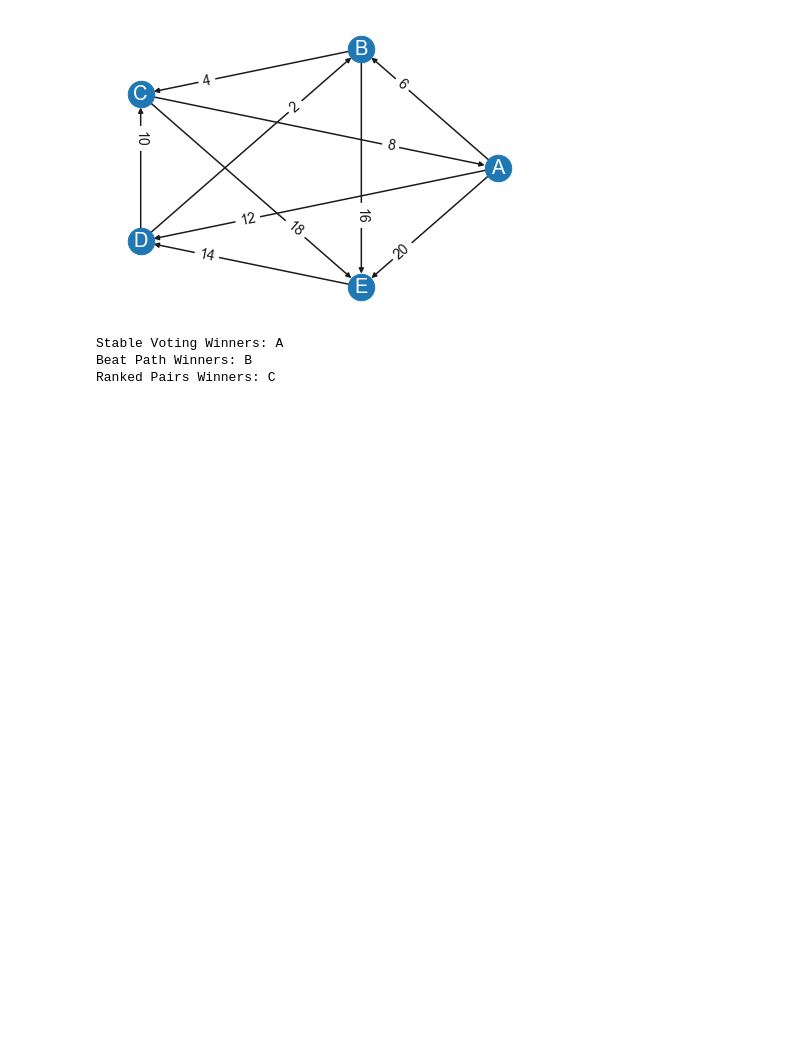
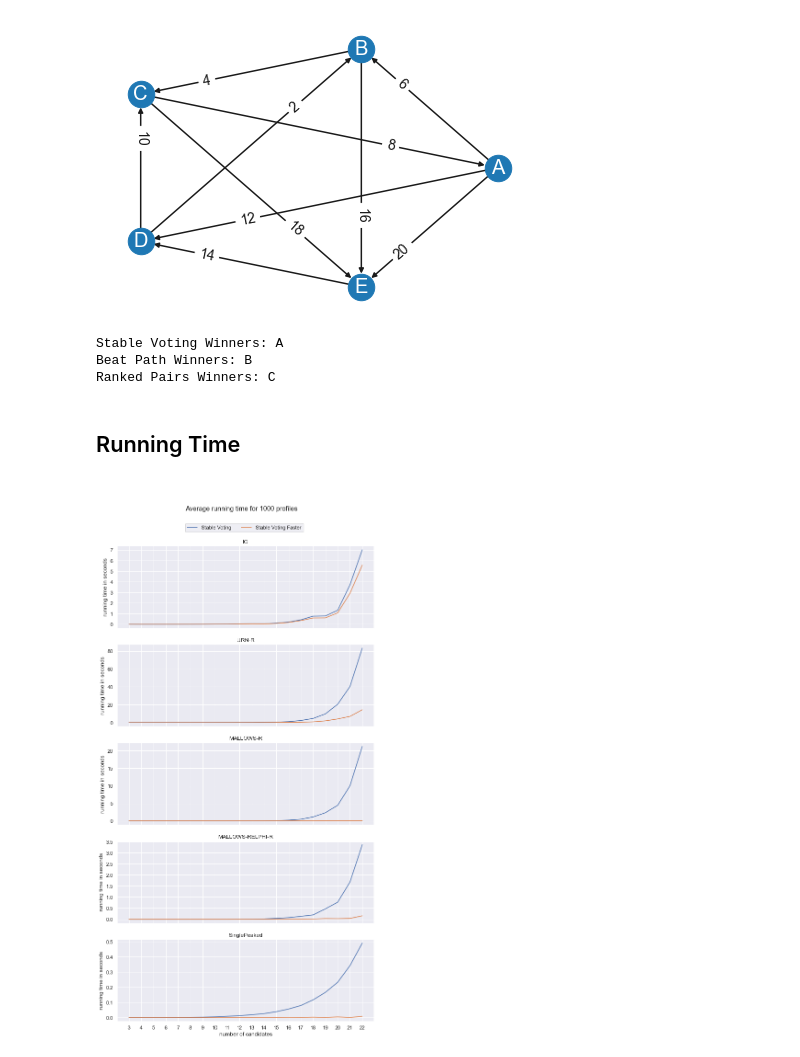
Before and after one commit to epacuit/stablevoting, a Jupyter notebook: 03-StableVoting.ipynb, the cells around one changed output. Cells and saved outputs as stored; diff of their text form; code cells hidden in the pictures; blank space fills up the shorter version.

Commit message:
add running time data

```diff
--- a/03-StableVoting.ipynb
+++ b/03-StableVoting.ipynb
@@ -359,3 +359,16 @@ Ranked Pairs Winners: A
 Stable Voting Winners: A
 Beat Path Winners: B
 Ranked Pairs Winners: C
+# %% [markdown]
+## Running Time
+# %%
+@vm_name("Stable Voting Faster")
+def stable_voting_faster(profile):
+    '''First check if there is a Condorcet winner.  If so, return the Condorcet winner, otherwise
+    find the stable voting winnner using stable_voting_'''
+    cw = profile.condorcet_winner()
+
+    if cw is not None:
+        return [cw]
+    else:
+        return stable_voting_(profile, curr_cands = None, mem_sv_winners = {})[0]
@@ -361,0 +478,32 @@ Ranked Pairs Winners: C
+# %%
+# read the pre-computed tests
+df = pd.read_csv("./data/python_running_times2.csv")
+df["num_cands"] = df["num_cands"].astype(str)
+# %%
+# running times for different probability models
+
+pms = [
+    'IC',
+    'URN-R',
+    'MALLOWS-R',
+    'MALLOWS-RELPHI-R',
+    'SinglePeaked'
+]
+
+fig, axs = plt.subplots(nrows=len(pms), sharex=True, figsize=(10,19))
+
+for idx, pm in enumerate(pms):
+    ax = axs[idx]
+    sns.lineplot(x="num_cands", y = "sv_avg_running_time", data =df[df["pm"] == pm], ax=ax, label="Stable Voting")
+    sns.lineplot(x="num_cands", y = "sv_faster_avg_running_time", data =df[df["pm"] == pm], ax =ax, label="Stable Voting Faster")
+    ax.set_ylabel("running time in seconds")
+    ax.set_xlabel("number of candidates")
+    ax.set_title(f"{pm}")
+    ax.legend().set_visible(False)
+
+plt.suptitle("\n\n\nAverage running time for 1000 profiles")
+plt.legend(ncol=2,bbox_to_anchor=(0.495, 6.025), loc='center',
+                borderaxespad=0.25)
+plt.show()
+# %% [output]
+[figure, added]
```
Also changed, not shown: parts of 8 cells of this notebook, 8 other files.
